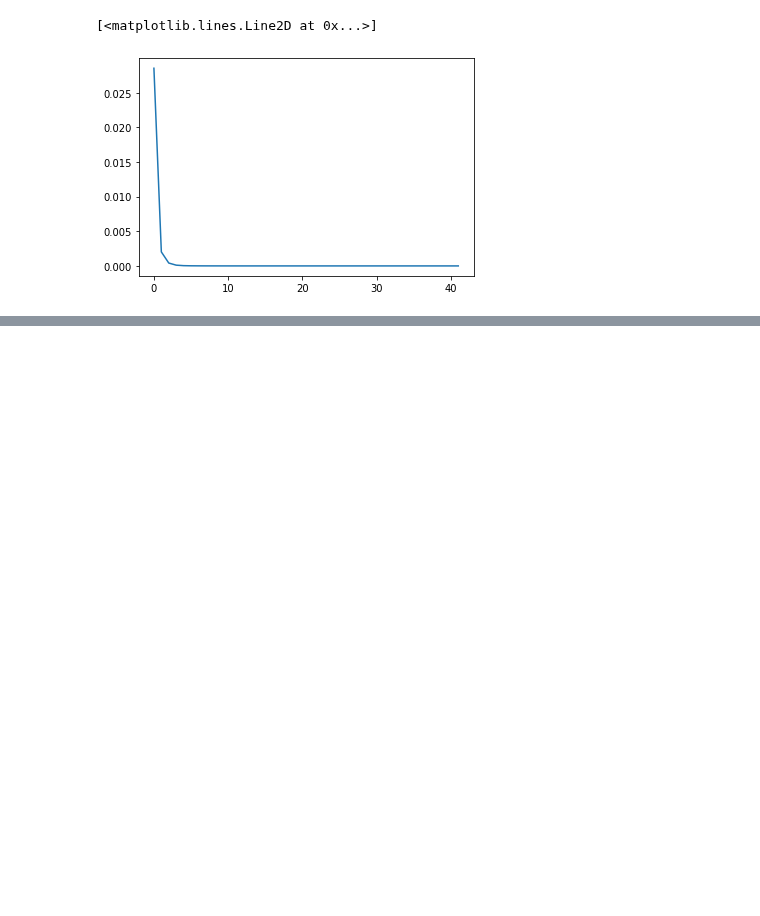
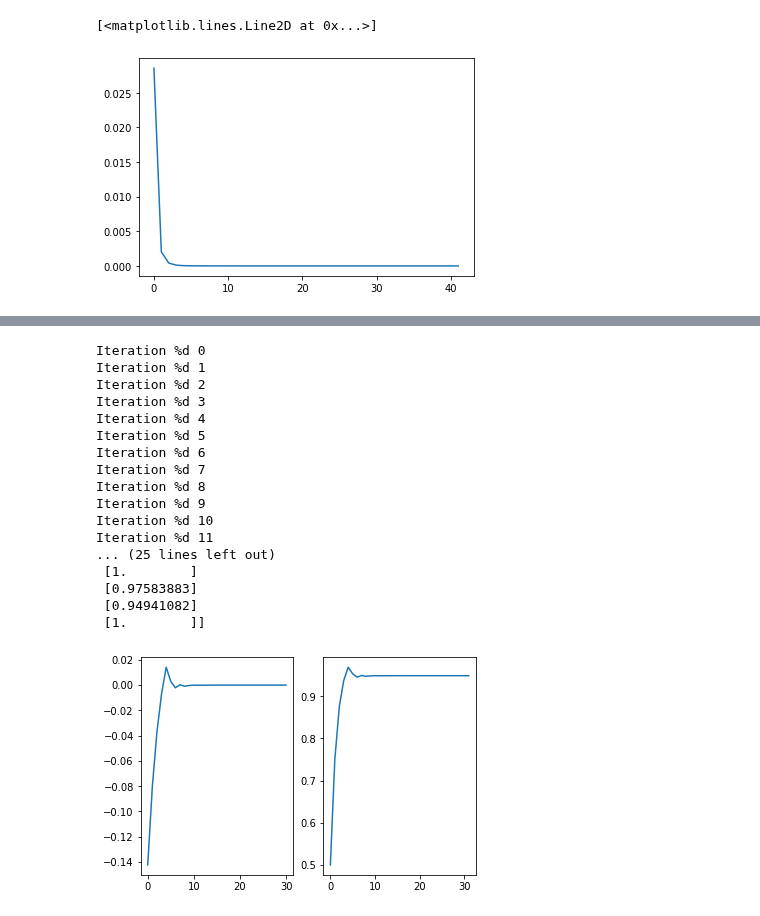
Before and after one commit to nepslor/teaching, a Jupyter notebook: L05_Power_Flow.ipynb, the cells around one changed output, grey strips where cells are left out. Saved outputs shown, nothing was run; the diff lists cells and outputs as text; code cells hidden in the pictures; blank space fills up the shorter version.

```diff
--- a/L05_Power_Flow.ipynb
+++ b/L05_Power_Flow.ipynb
@@ -182,7 +186,7 @@ def solve_lf(NI,YN,VM,VA,VNM,VNA,KNM,KNA,P,Q,PC,QC, tol=1e-6):
   Sloss = 0
   return V,P,Q,I,DVline,Iline,Sloss, Errors
 # %%
-V,P,Q,I,DVline,Iline,Sloss, errs = solve_lf(incidence, YN,VM,VA,VNM,VNA,KNM,KNA,P,Q,PC,QC, tol=1e-12)
+V,P,Q,I,DVline,Iline,Sloss, errs = solve_lf(incidence, YN,VM,VA,VNM,VNA,KNM,KNA,P,Q,PC,QC, tol=1e-12, do_plot=True)
 # %% [output]
 [figure]
 [figure]
@@ -212,0 +232,72 @@ nx.get_node_attributes(graph, 'v')
+# %%
+# L'inverter ? in grado di cambiare il power factor, definito come il
+# rapporto fra potenza attiva e potenza apparente.
+# Assumiamo che il pf iniziale fosse 1, ricaviamo la potenza apparente
+# iniziale
+Smag0 = Ppv[3] # la potenza apparente fornita dall'inverter quando pf = 1
+
+# scriviamo due funzioni, che restituiscano potenza attiva e reattiva, a
+# partire dalla potenza apparente iniziale e power factor dell'inverter
+
+from_pf_to_p = lambda s,pf: np.real(s*np.exp(1j*np.arccos(pf)))
+from_pf_to_q = lambda s,pf: np.imag(s*np.exp(1j*np.arccos(pf)))
+
+P_inv = from_pf_to_p(Smag0,0.5);
+Q_inv = from_pf_to_q(Smag0,0.5);
+# %%
+# scriviamo un algoritmo che tramite bisezione riporti il valore di
+# tensione nel nodo 4 vicino alle soluzioni del power flow originale
+V_4_0 = V[3] # tensione originale nel nodo 4
+i=0
+pf = [0.5]
+pf_low = 0.
+pf_high = 1.
+tol_d = 1e-10
+dist_i = [(np.abs(V[3]) - np.abs(V1[3]))[0]]
+dists=[]
+
+while np.abs(dist_i)>tol_d:
+    P_inv = from_pf_to_p(Smag0,pf[i]);
+    Q_inv = from_pf_to_q(Smag0,pf[i]);
+    Ppv =  np.asanyarray([0, 0, 0, P_inv, 0 ]).reshape(-1,1).astype(float)
+    Qpv =  -np.asanyarray([0, 0, 0, Q_inv, 0 ]).reshape(-1,1).astype(float)
+    Pi = P+Ppv
+    Qi = Q+Qpv
+    Vi, _,_,_,_,_,_, _= solve_lf(incidence,YN,VM,VA,VNM,VNA,KNM,KNA,Pi,Qi,PC,QC)
+    dist_i = np.abs(Vi[3]) - np.abs(V_4_0)
+    if dist_i>0:
+        pf_new = (pf[i]+pf_low)/2;
+        pf_high = pf[i];
+    else:
+        pf_new = (pf[i]+pf_high)/2;
+        pf_low = pf[i];
+    pf.append(pf_new)
+    dists.append(dist_i)
+    print('Iteration %d',i)
+    i+= 1
+
+fig, ax = plt.subplots(1, 2)
+ax[0].plot(dists);
+ax[1].plot(pf)
+
+print(np.abs(V1))
+print(np.abs(Vi))
+# %% [output]
+Iteration %d 0
+Iteration %d 1
+Iteration %d 2
+Iteration %d 3
+Iteration %d 4
+Iteration %d 5
+Iteration %d 6
+Iteration %d 7
+Iteration %d 8
+Iteration %d 9
+Iteration %d 10
+Iteration %d 11
+... (25 lines left out)
+ [1.        ]
+ [0.97583883]
+ [0.94941082]
+ [1.        ]]
+[figure, added]
```
Also changed, not shown: parts of 4 cells of this notebook.
